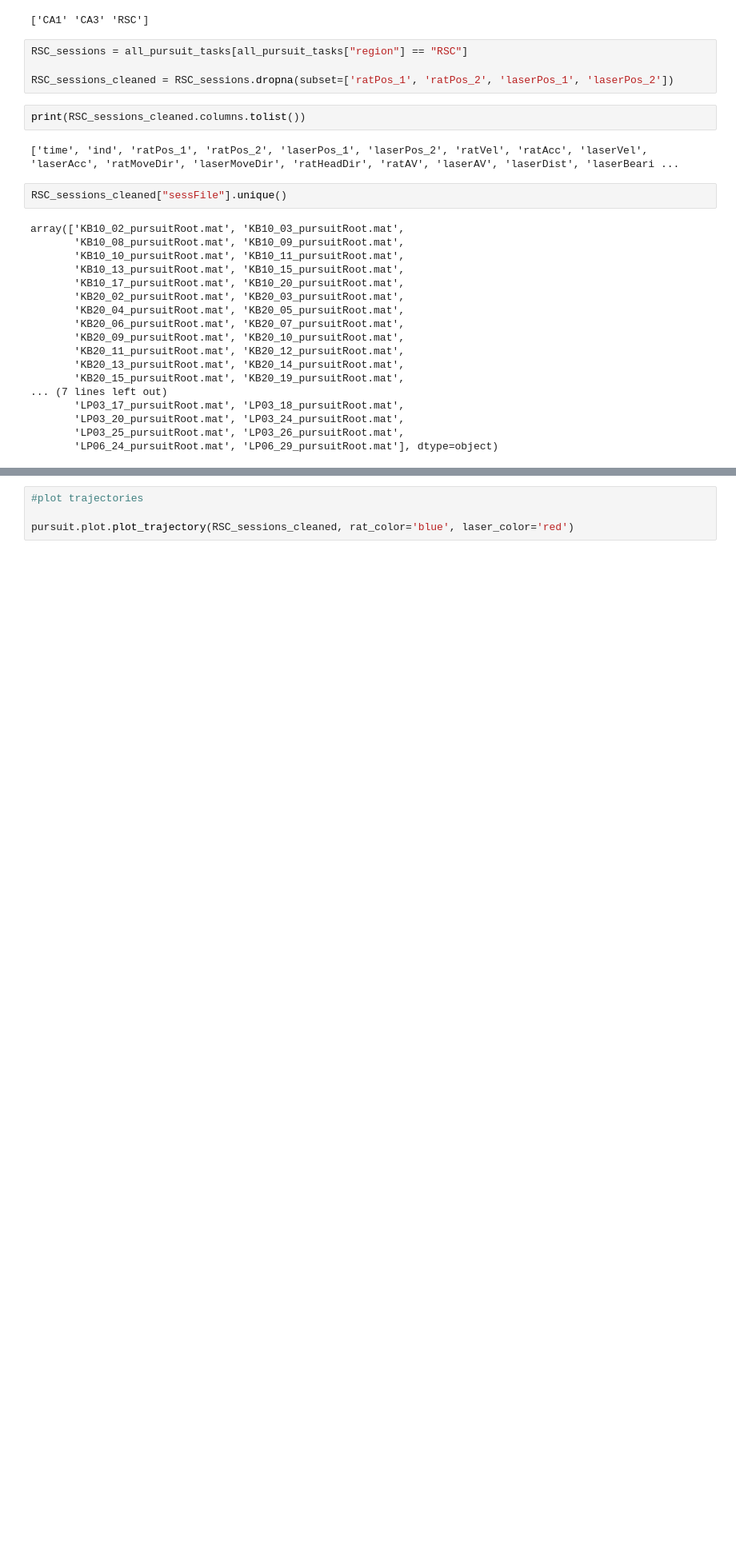
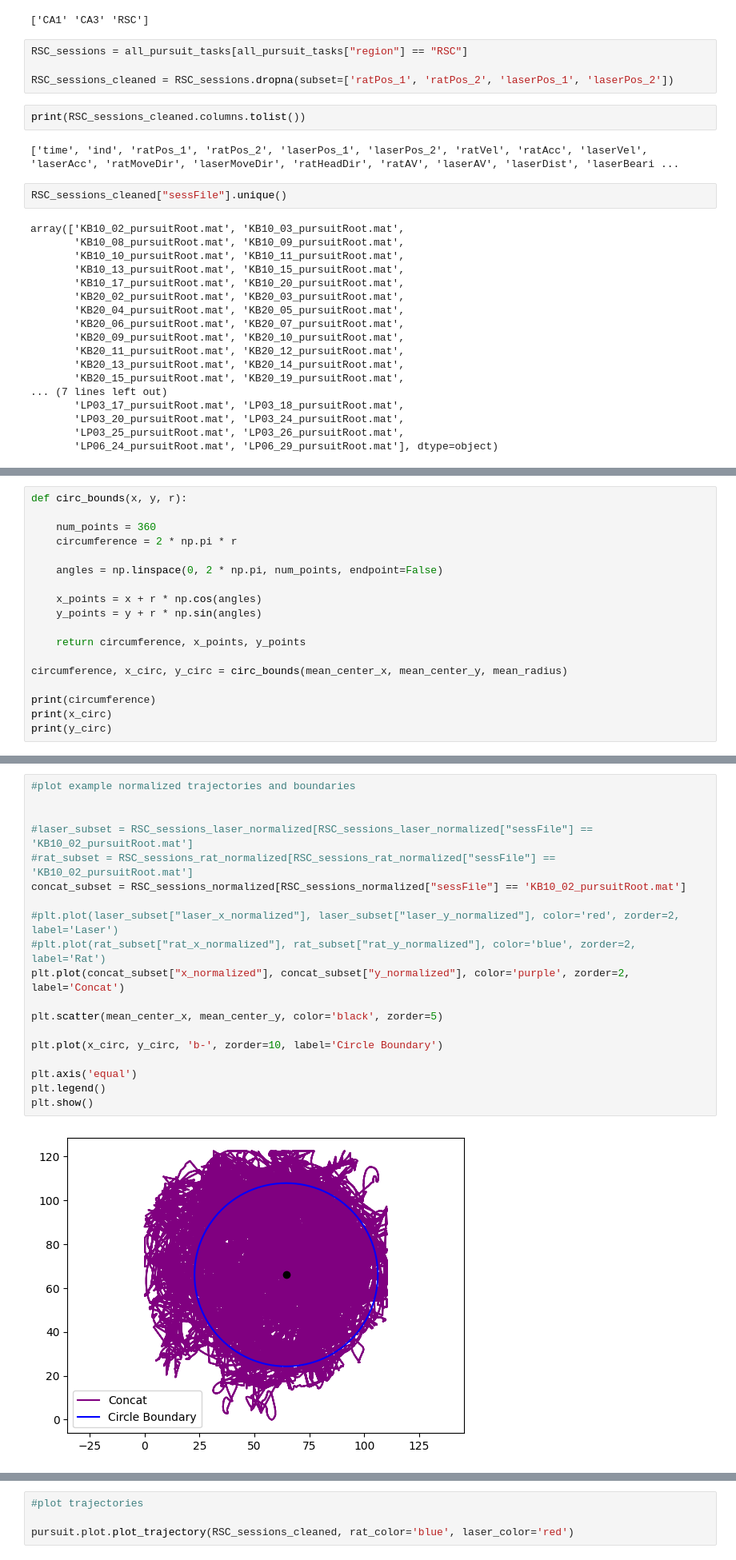
Before and after one commit to bigbrainmay/pursuit, a Jupyter notebook: Target Distance Coding.ipynb, the cells around one changed output, grey strips where cells are left out. Shown at 80% size. Cells and saved outputs as stored; diff of their text form; blank space fills up the shorter version.

```diff
--- a/Target Distance Coding.ipynb
+++ b/Target Distance Coding.ipynb
@@ -70,0 +306,18 @@ array(['KB10_02_pursuitRoot.mat', 'KB10_03_pursuitRoot.mat',
+# %%
+def circ_bounds(x, y, r):
+
+    num_points = 360
+    circumference = 2 * np.pi * r
+
+    angles = np.linspace(0, 2 * np.pi, num_points, endpoint=False)
+
+    x_points = x + r * np.cos(angles)
+    y_points = y + r * np.sin(angles)
+
+    return circumference, x_points, y_points
+
+circumference, x_circ, y_circ = circ_bounds(mean_center_x, mean_center_y, mean_radius)
+
+print(circumference)
+print(x_circ)
+print(y_circ)
@@ -71 +342,22 @@ array(['KB10_02_pursuitRoot.mat', 'KB10_03_pursuitRoot.mat',
+# %%
+#plot example normalized trajectories and boundaries
+
+
+#laser_subset = RSC_sessions_laser_normalized[RSC_sessions_laser_normalized["sessFile"] == 'KB10_02_pursuitRoot.mat']
+#rat_subset = RSC_sessions_rat_normalized[RSC_sessions_rat_normalized["sessFile"] == 'KB10_02_pursuitRoot.mat']
+concat_subset = RSC_sessions_normalized[RSC_sessions_normalized["sessFile"] == 'KB10_02_pursuitRoot.mat']
+
+#plt.plot(laser_subset["laser_x_normalized"], laser_subset["laser_y_normalized"], color='red', zorder=2, label='Laser')
+#plt.plot(rat_subset["rat_x_normalized"], rat_subset["rat_y_normalized"], color='blue', zorder=2, label='Rat')
+plt.plot(concat_subset["x_normalized"], concat_subset["y_normalized"], color='purple', zorder=2, label='Concat')
+
+plt.scatter(mean_center_x, mean_center_y, color='black', zorder=5)
+
+plt.plot(x_circ, y_circ, 'b-', zorder=10, label='Circle Boundary')
+
+plt.axis('equal')
+plt.legend()
+plt.show()
+# %% [output]
+[figure, new version]
 # %%
```
Also changed, not shown: parts of 8 cells of this notebook.
